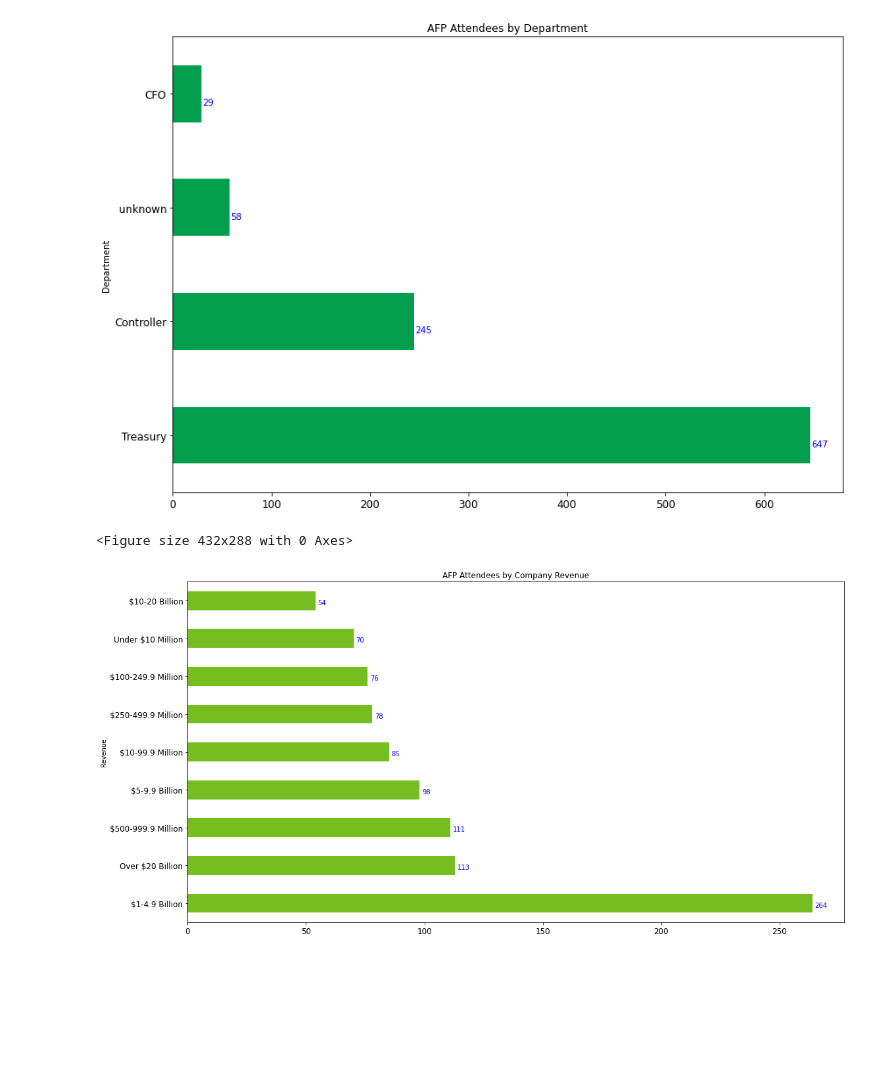
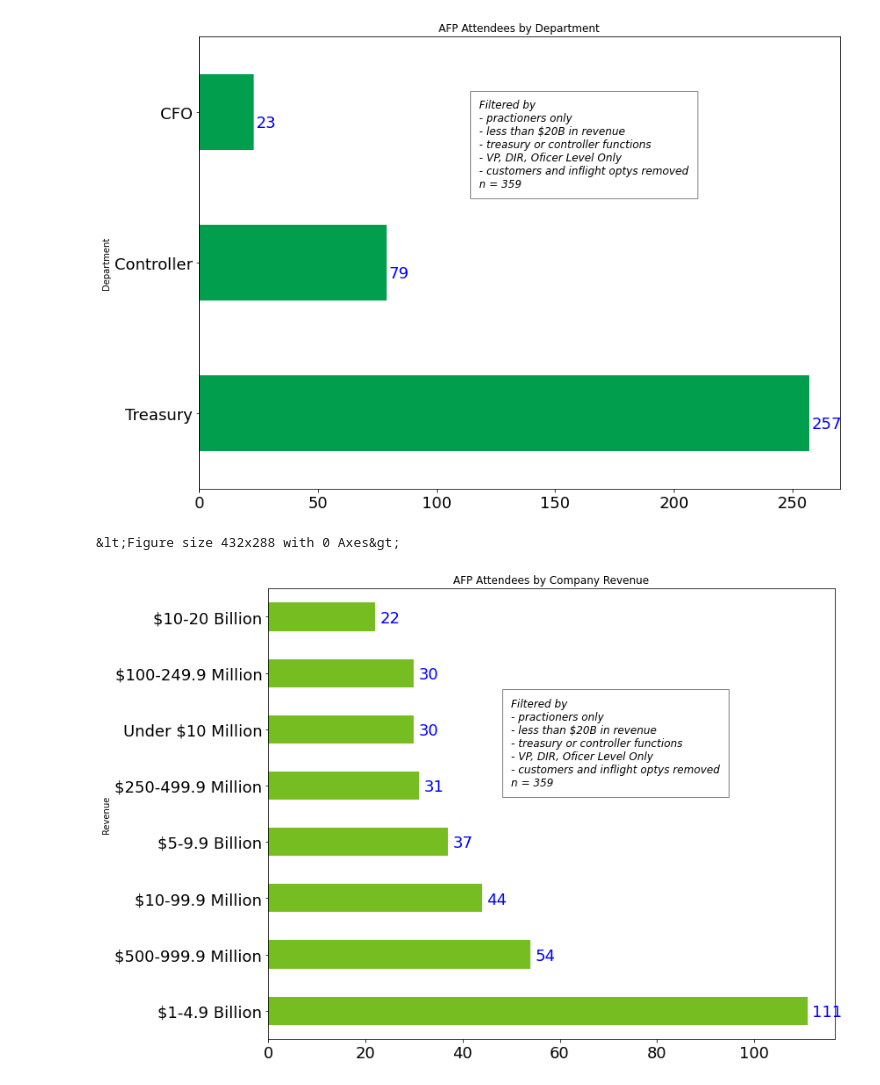
Before and after one commit to bethanysciences/Jupyter_Notebooks, a Jupyter notebook: HT_AFP.ipynb, the cells around one changed output. Cells and saved outputs as stored; diff of their text form; code cells hidden in the pictures; blank space fills up the shorter version.

```diff
--- a/HT_AFP.ipynb
+++ b/HT_AFP.ipynb
@@ -9,7 +9,10 @@ from mpl_toolkits.axes_grid1 import make_axes_locatable
 import xlrd
 usa = gpd.read_file('maps/USA_States/USA_States.shp')
 usa = usa[(usa['STATE_ABBR'] != 'AK') & (usa['STATE_ABBR'] != 'HI')]
-file = 'data/AFP200925p.xlsx'
+file = '/Users/rpsmithii/Dropbox/Hedge Trackers/marketing/data/AFPfiltered.xlsx'
 df = pd.read_excel(file)
 df = df.rename(columns={'State': 'STATE_ABBR'})
+n = df.shape[0]
+n
 #df.info()
+box = 'Filtered by\n- practioners only\n- less than $20B in revenue\n- treasury or controller functions\n- VP, DIR, Oficer Level Only\n- customers and inflight optys removed\nn = ' + str(n)
@@ -22,9 +45,8 @@ ind_df = ind_df.reset_index()
 ind_df.columns = ['Industry', 'Attendees']
 # ind_df.info()
 
+title = 'AFP Attendess by Industry'
 
-
-title = 'AFP Attendess by Industry'
 ax = ind_df.plot.barh(x='Industry',
                        y='Attendees',
                        rot = 0,
@@ -42,10 +64,13 @@ ax.tick_params(
             labelbottom = False
      )
 
-ax.set_yticklabels(ind_df['Industry'],fontsize = 12, wrap = True)
+# ax.set_yticklabels(ind_df['Industry'],fontsize = 18, wrap = True)
+
+ax.text(15, 12, box, fontsize = '11', style='italic',
+        bbox={'facecolor': 'white', 'alpha': 0.5, 'pad': 10})
 
 for i, v in enumerate(ind_df['Attendees']):
-    plt.text(v + 1, i - 0.1, str(v), color = 'blue', fontweight = 'regular')
+    plt.text(v + 1, i - 0.1, str(v), color = 'blue', fontweight = 'regular', fontsize = '18')
 
 plt.tight_layout()
 
@@ -66,13 +91,15 @@ ax = levl_df.plot.barh(x='Level',
                        y='Attendees',
                        rot = 0,
                        legend = False,
-                       fontsize = '10',
+                       fontsize = '18',
                        figsize=(12,8),
                        title = title,
                        color= '#e9a00d')
 
+ax.text(118, 1.5, box, fontsize = '12', style='italic', bbox={'facecolor': 'white', 'alpha': 0.5, 'pad': 10})
+
 for i, v in enumerate(levl_df['Attendees']):
-    plt.text(v + 1, i - 0.1, str(v), color = 'blue', fontweight = 'regular')
+    plt.text(v + 1, i - 0.1, str(v), color = 'blue', fontweight = 'regular', fontsize = '18')
 
 plt.tight_layout()
 
@@ -93,48 +120,50 @@ ax = dept_df.plot.barh(x='Department',
                        y='Attendees',
                        rot = 0,
                        legend = False,
-                       fontsize = '12',
+                       fontsize = '18',
                        figsize=(12,8),
                        color = '#009e4d',
                        title = title)
 
+ax.text(118, 1.5, box, fontsize = '12', style='italic', bbox={'facecolor': 'white', 'alpha': 0.5, 'pad': 10})
 for i, v in enumerate(dept_df['Attendees']):
-    plt.text(v + 1, i - 0.1, str(v), color = 'blue', fontweight = 'regular')
+    plt.text(v + 1, i - 0.1, str(v), color = 'blue', fontweight = 'regular', fontsize = '18')
 
 plt.tight_layout()
 
 ax.figure.savefig('afp_Department.png', dpi=96)
 # %% [output]
-[figure, old version]
+[figure, new version]
 # %%
 # BY REVENUE
 
 rev_df = df['Revenue'].value_counts(dropna=True, sort=True)
 rev_df = pd.DataFrame(rev_df)
 rev_df = rev_df.reset_index()
 rev_df.columns = ['Revenue', 'Attendees']
 #dept_df.info()
 
 plt.tight_layout()
 title = 'AFP Attendees by Company Revenue'
 ax = rev_df.plot.barh(x='Revenue',
                        y='Attendees',
                        rot = 0,
                        legend = False,
-                       fontsize = '12',
-                       figsize=(16,8),
+                       fontsize = '18',
+                       figsize=(12,8),
                        color = '#76BD22',
                        title = title)
 
+ax.text(50, 4, box, fontsize = '12', style='italic', bbox={'facecolor': 'white', 'alpha': 0.5, 'pad': 10})
 for i, v in enumerate(rev_df['Attendees']):
-    plt.text(v + 1, i - 0.1, str(v), color = 'blue', fontweight = 'regular')
+    plt.text(v + 1, i - 0.1, str(v), color = 'blue', fontweight = 'regular', fontsize = '18')
 
 plt.tight_layout()
 
 ax.figure.savefig('afp_Revenue.png', dpi=96)
 # %% [output]
-<Figure size 432x288 with 0 Axes>
+&lt;Figure size 432x288 with 0 Axes&gt;
-[figure, old version]
+[figure, new version]
 # %%
 # ATTENDEE STATE DISTRIBUTION
 
```
Also changed, not shown: parts of 4 cells of this notebook, 9 other files.
